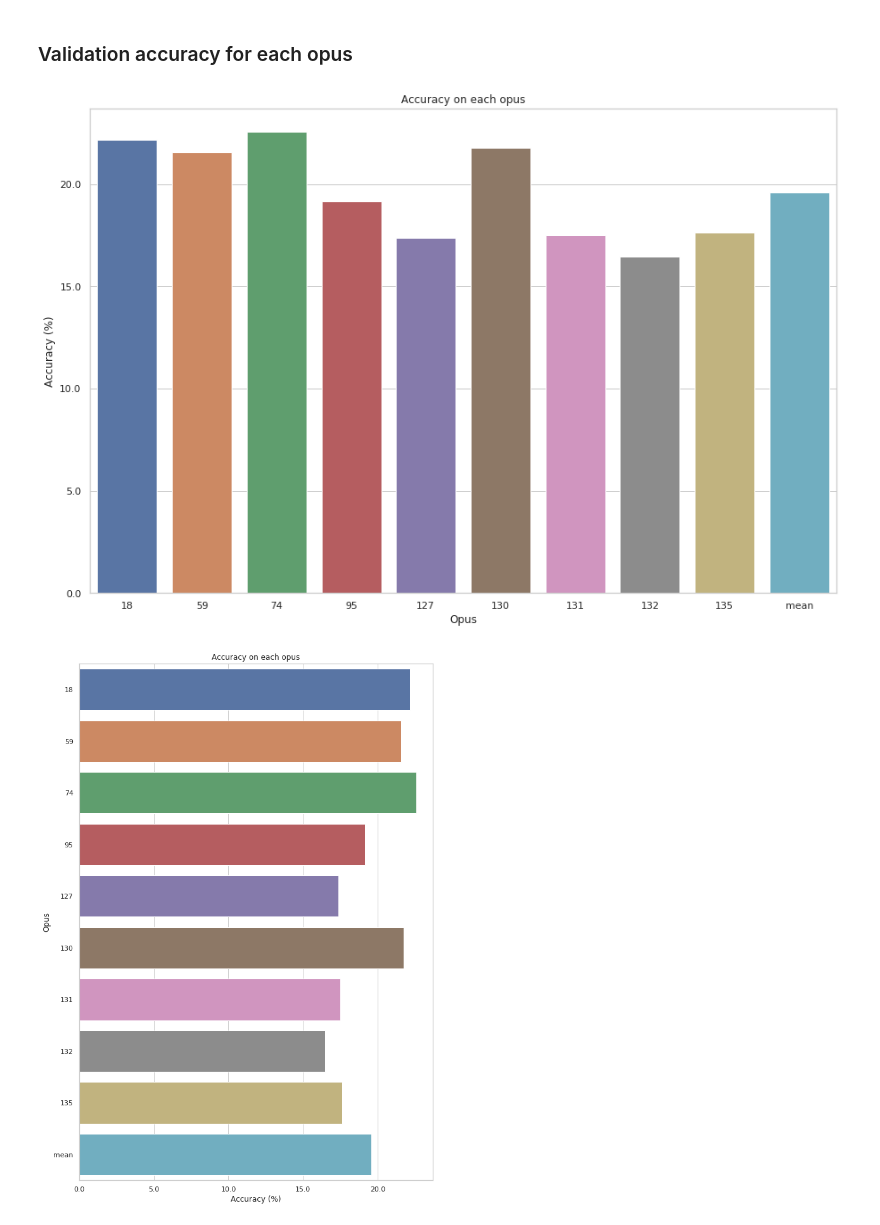
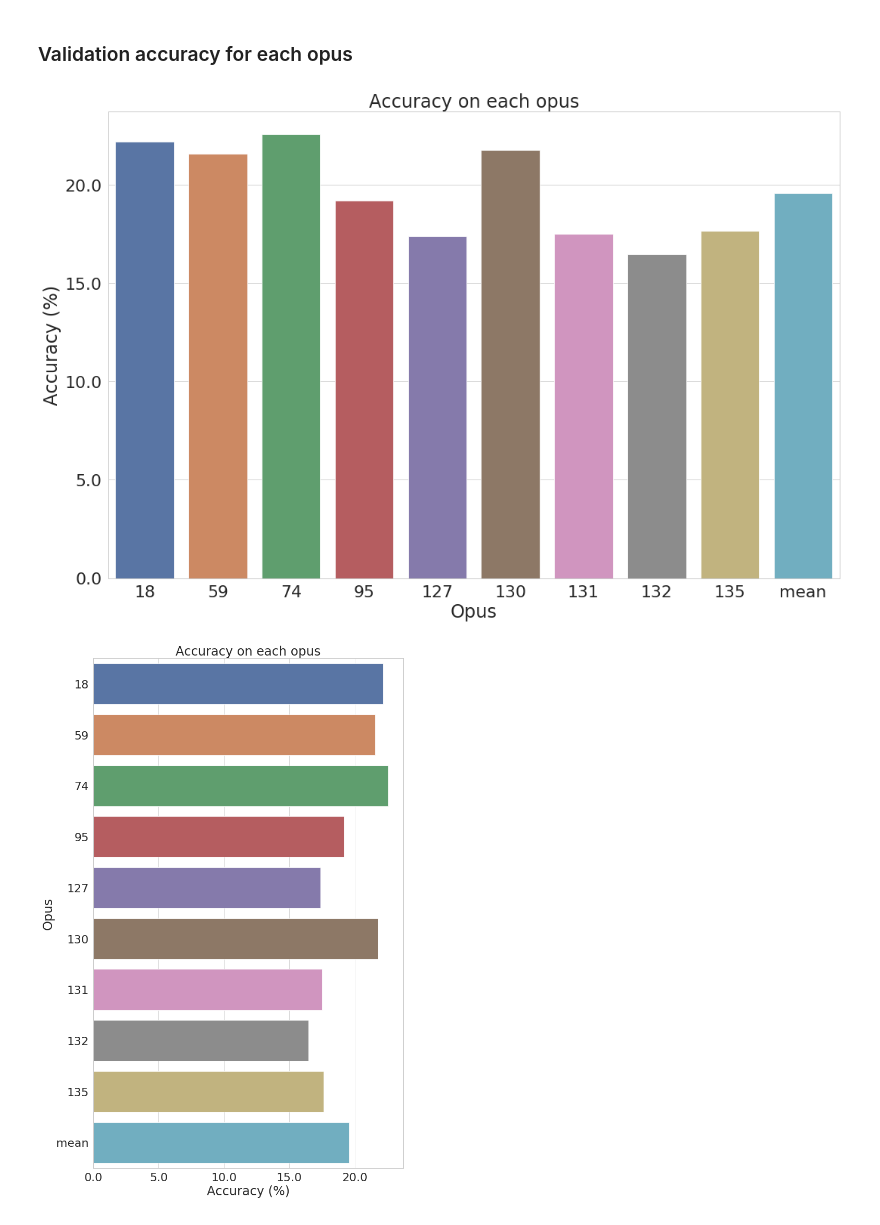
Before and after one commit to laureleo/chord-prediction, a Jupyter notebook: run-2.ipynb, the cells around one changed output. Cells and saved outputs as stored; diff of their text form; code cells hidden in the pictures.

```diff
--- a/run-2.ipynb
+++ b/run-2.ipynb
@@ -37,6 +37,7 @@ import tensorflow as tf
 import seaborn as sns
 sns.set()
 sns.set_style("whitegrid")
+sns.set_context("paper",font_scale=2.5)
 
 from tensorflow.keras import *
 from tensorflow.keras.models import *
@@ -52,7 +53,7 @@ seed = 1
 np.random.seed(seed)
 
 #Load all data
-data = pd.read_csv('data/820chords.csv')
+data = pd.read_csv('data/800chords.csv')
 
 #Remove redundant attributes. Keep op to split into opuses
 data = data[['chord', 'op']]
@@ -285,35 +289,34 @@ for opus, fold in df.groupby(level=0):
         #Store
         scores = scores.append(score)
 
 #Sort scores by valacc
 #scores = scores.sort_values(by='val_acc', ascending=False)
 
 #Append the average score to the individual scores
 avg = BEST.rename(index={best_reg: 'mean'})
 
 scores = scores.append(avg)
 
 #Plot them
 fig, ax = plt.subplots(figsize=(15,10))
 sns.barplot(data=scores[['val_acc']].T)
 ax.set_title("Accuracy on each opus")
 ax.set_ylabel("Accuracy (%)")
 ax.set_xlabel("Opus")
 ax.set_yticklabels(np.around(ax.get_yticks()* 100,2))
-#fig.savefig("./figs/Weighed_NNacc_V.png")
+plt.tight_layout()
 fig.savefig("./figs/NNacc_V.png")
 
 fig, ax = plt.subplots(figsize=(10,15))
 sns.barplot(data=scores[['val_acc']].T, orient='horizontal')
-#ax.set_title("Weighed accuracy on each opus")
 ax.set_title("Accuracy on each opus")
 ax.set_xlabel("Accuracy (%)")
 ax.set_ylabel("Opus")
 ax.set_xticklabels(np.around(ax.get_xticks()* 100,2))
-#fig.savefig("./figs/Weighed_NNacc_H.png")
+plt.tight_layout()
 fig.savefig("./figs/NNacc_H.png")
 
 plt.show()
 # %% [output]
-[figure, old version]
+[figure, new version]
-[figure, old version]
+[figure, new version]
```
Also changed, not shown: parts of 10 cells of this notebook, 15 other files.
